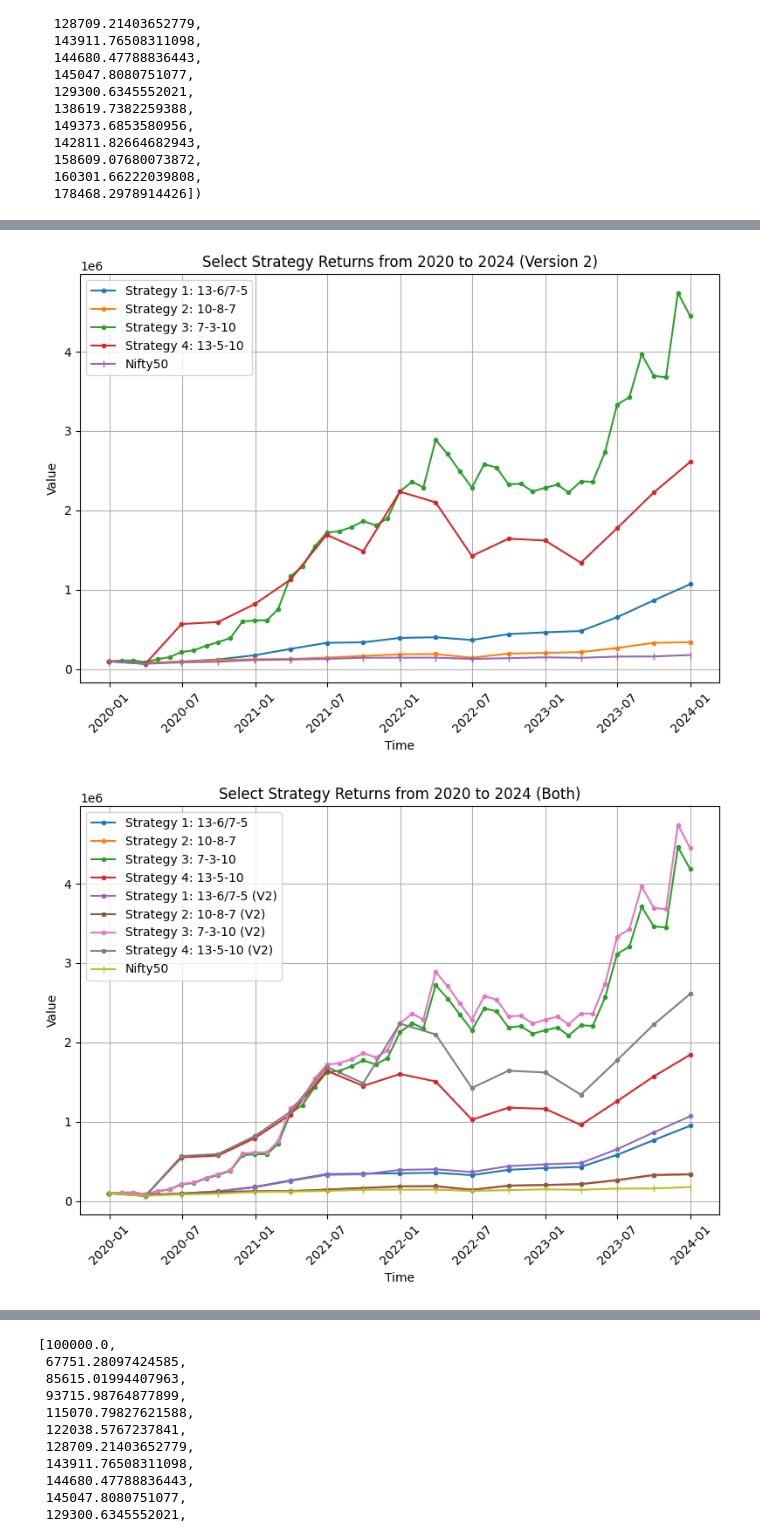
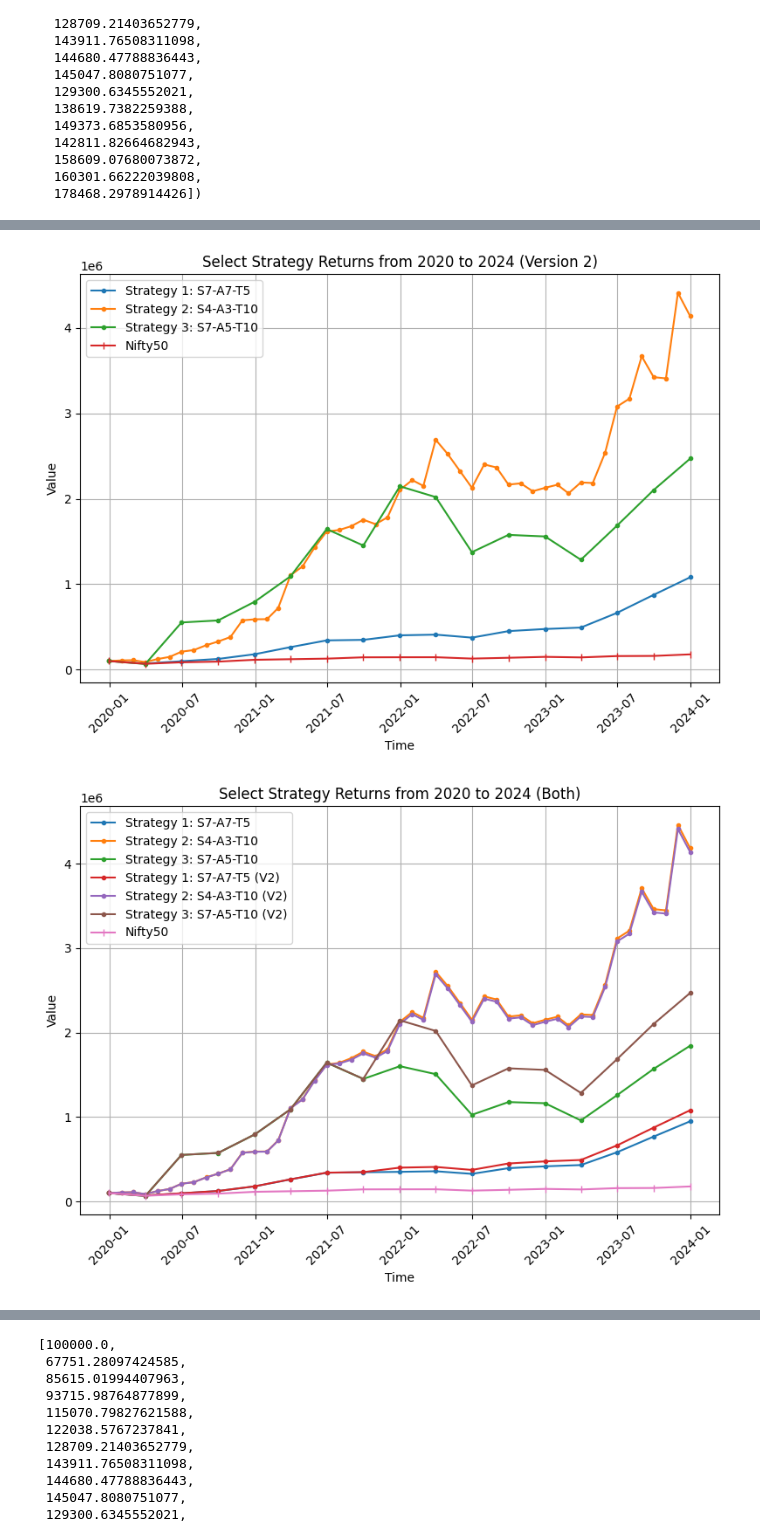
Before and after one commit to oomrawat/Portfolio-Project-FSP, a Jupyter notebook: notebooks/backtesting_results_visualisation.ipynb, the cells around one changed output, grey strips where cells are left out. Saved outputs shown, nothing was run; the diff lists cells and outputs as text; code cells hidden in the pictures.

```diff
--- a/notebooks/backtesting_results_visualisation.ipynb
+++ b/notebooks/backtesting_results_visualisation.ipynb
@@ -528,6 +605,11 @@ nifty50
 # %%
 for strategy, returns in strategy_sell_price_dict.items():
-    sns.kdeplot(returns, label=strategy)
+    strategy = ast.literal_eval(strategy)
+    ss = math.ceil(strategy[0]/2)
+    wa = strategy[1]
+    atf = strategy[2]
+    label = f'S{ss}-A{wa}-T{atf}'
+    sns.kdeplot(returns, label=label)
 
 # Adding a vertical dotted line at 0.05
 plt.axvline(x=nifty50, color='r', linestyle='--', label='Nifty50')
@@ -689,7 +771,7 @@ len(nifty_investment_values), nifty_investment_values
   160301.66222039808,
   178468.2978914426])
 # %%
-data_lists = value_lists_list[1:]
+data_lists = value_lists_list
 
 quarterly_dates = pd.date_range(start='2019-10-01', periods=17, freq='Q')
 monthly_dates = pd.date_range(start='2019-12-01', periods=49, freq='M')
@@ -709,7 +791,7 @@ title = 'Select Strategy Returns from 2020 to 2024'
 plt.title(title)
 plt.xlabel('Time')
 plt.ylabel('Value')
-plt.legend(['Strategy 1: 13-6/7-5', 'Strategy 2: 10-8-7', 'Strategy 3: 7-3-10', 'Strategy 4: 13-5-10', 'Nifty50'])
+plt.legend(['Strategy 1: S7-A7-T5', 'Strategy 2: S4-A3-T10', 'Strategy 3: S7-A5-T10', 'Nifty50'])
 plt.grid(True)
 plt.xticks(rotation=45)
 plt.tight_layout()
@@ -758,7 +840,12 @@ for amount in [1000, 10000, 100000, 1000000]:
         print(k, round(sum(v)/len(v),4))
 
     for strategy, returns in strategy_sell_price_dict_2.items():
-        sns.kdeplot(returns, label=strategy)
+        strategy = ast.literal_eval(strategy)
+        ss = math.ceil(strategy[0]/2)
+        wa = strategy[1]
+        atf = strategy[2]
+        label = f'S{ss}-A{wa}-T{atf}'
+        sns.kdeplot(returns, label=label)
 
     # Adding a vertical dotted line at 0.05
     plt.axvline(x=nifty50, color='r', linestyle='--', label='Nifty50')
@@ -836,7 +915,7 @@ for strategy in strategies_selected:
 
     value_lists_list_2.append(value_list)
 # %%
-data_lists = value_lists_list_2[1:]
+data_lists = value_lists_list_2
 
 quarterly_dates = pd.date_range(start='2019-10-01', periods=17, freq='Q')
 monthly_dates = pd.date_range(start='2019-12-01', periods=49, freq='M')
@@ -856,41 +935,41 @@ title = 'Select Strategy Returns from 2020 to 2024 (Version 2)'
 plt.title(title)
 plt.xlabel('Time')
 plt.ylabel('Value')
-plt.legend(['Strategy 1: 13-6/7-5', 'Strategy 2: 10-8-7', 'Strategy 3: 7-3-10', 'Strategy 4: 13-5-10', 'Nifty50'])
+plt.legend(['Strategy 1: S7-A7-T5', 'Strategy 2: S4-A3-T10', 'Strategy 3: S7-A5-T10', 'Nifty50'])
 plt.grid(True)
 plt.xticks(rotation=45)
 plt.tight_layout()
 plt.savefig(f'../backtesting_results/graphs/{title}.png', dpi=300)
 plt.show()
 # %% [output]
-[figure, old version]
+[figure, new version]
 # %%
-data_lists = value_lists_list[1:] + value_lists_list_2[1:]
+data_lists = value_lists_list + value_lists_list_2
 
 quarterly_dates = pd.date_range(start='2019-10-01', periods=17, freq='Q')
 monthly_dates = pd.date_range(start='2019-12-01', periods=49, freq='M')
 
 # Plotting all sub-lists on the same plot
 plt.figure(figsize=(8, 6))
 
 for data in data_lists:
     if len(data) == 17:  # If data length matches quarterly data
         plt.plot(quarterly_dates, data, marker='.', linestyle='-')
     elif len(data) == 49:  # If data length matches monthly data
         plt.plot(monthly_dates, data, marker='.', linestyle='-')
 
 plt.plot(quarterly_dates, nifty_investment_values, marker='|', linestyle='-')
 
 title = 'Select Strategy Returns from 2020 to 2024 (Both)'
 plt.title(title)
 plt.xlabel('Time')
 plt.ylabel('Value')
-plt.legend(['Strategy 1: 13-6/7-5', 'Strategy 2: 10-8-7', 'Strategy 3: 7-3-10', 'Strategy 4: 13-5-10', 'Strategy 1: 13-6/7-5 (V2)', 'Strategy 2: 10-8-7 (V2)', 'Strategy 3: 7-3-10 (V2)', 'Strategy 4: 13-5-10 (V2)', 'Nifty50'])
+plt.legend(['Strategy 1: S7-A7-T5', 'Strategy 2: S4-A3-T10', 'Strategy 3: S7-A5-T10', 'Strategy 1: S7-A7-T5 (V2)', 'Strategy 2: S4-A3-T10 (V2)', 'Strategy 3: S7-A5-T10 (V2)', 'Nifty50'])
 plt.grid(True)
 plt.xticks(rotation=45)
 plt.tight_layout()
 plt.savefig(f'../backtesting_results/graphs/{title}.png', dpi=300)
 plt.show()
 # %% [output]
-[figure, old version]
+[figure, new version]
 # %%
```
Also changed, not shown: parts of 30 cells of this notebook, 34 other files.
